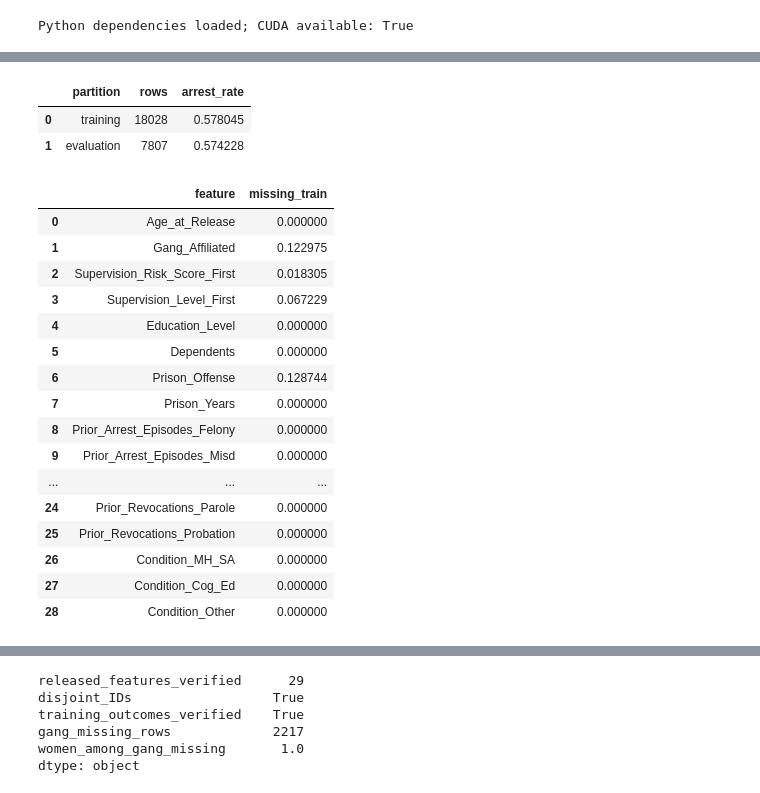
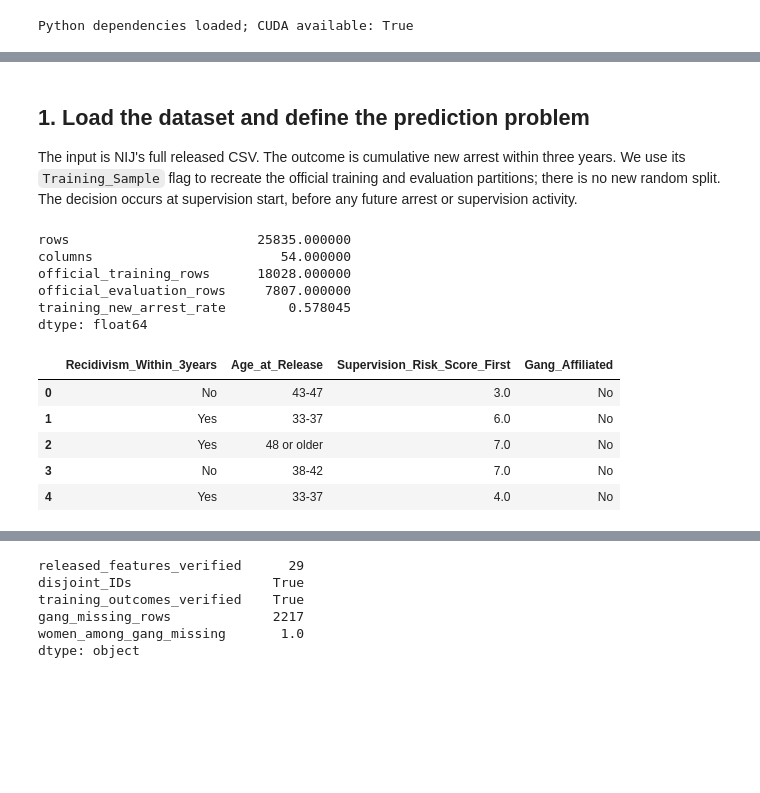
Before and after one commit to RyanBalech/recidivism-forecasting-analysis, a Jupyter notebook: Recidivism_Project_Submission.ipynb, the cells around one changed output, grey strips where cells are left out. Saved outputs shown, nothing was run; the diff lists cells and outputs as text; code cells hidden in the pictures; blank space fills up the shorter version.

```diff
--- a/Recidivism_Project_Submission.ipynb
+++ b/Recidivism_Project_Submission.ipynb
@@ -42,54 +38,36 @@ The prediction occurs at supervision start. We use the 29 fields from NIJ's firs
+# %% [markdown]
+## 1. Load the dataset and define the prediction problem
+
+The input is NIJ's full released CSV. The outcome is cumulative new arrest within three years. We use its `Training_Sample` flag to recreate the official training and evaluation partitions; there is no new random split. The decision occurs at supervision start, before any future arrest or supervision activity.
 # %%
 TARGET = 'Recidivism_Within_3years'
-FEATURES = [
-    'Age_at_Release', 'Gang_Affiliated', 'Supervision_Risk_Score_First',
-    'Supervision_Level_First', 'Education_Level', 'Dependents', 'Prison_Offense',
-    'Prison_Years', 'Prior_Arrest_Episodes_Felony', 'Prior_Arrest_Episodes_Misd',
-    'Prior_Arrest_Episodes_Violent', 'Prior_Arrest_Episodes_Property',
-    'Prior_Arrest_Episodes_Drug', '_v1', 'Prior_Arrest_Episodes_DVCharges',
-    'Prior_Arrest_Episodes_GunCharges', 'Prior_Conviction_Episodes_Felony',
-    'Prior_Conviction_Episodes_Misd', 'Prior_Conviction_Episodes_Viol',
-    'Prior_Conviction_Episodes_Prop', 'Prior_Conviction_Episodes_Drug',
-    '_v2', '_v3', '_v4', 'Prior_Revocations_Parole',
-    'Prior_Revocations_Probation', 'Condition_MH_SA', 'Condition_Cog_Ed',
-    'Condition_Other',
-]
 raw = pd.read_csv(ROOT / 'data' / 'nij-challenge2021_full_dataset.csv')
 assert raw.ID.is_unique and raw.ID.notna().all()
 assert set(raw.Training_Sample.unique()) == {0, 1}
-assert len(FEATURES) == 29 and set(FEATURES).issubset(raw.columns)
-assert not set(FEATURES) & {'ID', 'Gender', 'Race', 'Residence_PUMA', TARGET, 'Training_Sample'}
-assert not any(c.startswith('Recidivism_') for c in FEATURES)
 y_all = raw[TARGET].map({'Yes': 1, 'No': 0})
 assert y_all.notna().all()
 train_mask = raw.Training_Sample.eq(1)
-X_train = raw.loc[train_mask, FEATURES].reset_index(drop=True)
-X_eval = raw.loc[~train_mask, FEATURES].reset_index(drop=True)
+train_rows = raw.loc[train_mask].reset_index(drop=True)
+eval_rows = raw.loc[~train_mask].reset_index(drop=True)
 y_train = y_all[train_mask].astype(int).reset_index(drop=True)
 y_eval = y_all[~train_mask].astype(int).reset_index(drop=True)
-audit_train = raw.loc[train_mask, ['ID','Gender','Race']].reset_index(drop=True)
-audit_eval = raw.loc[~train_mask, ['ID','Gender','Race']].reset_index(drop=True)
-display(pd.DataFrame({'partition':['training','evaluation'], 'rows':[len(X_train),len(X_eval)],
-                      'arrest_rate':[y_train.mean(),y_eval.mean()]}))
-display(pd.DataFrame({'feature':FEATURES, 'missing_train':X_train.isna().mean().values}))
+audit_train = train_rows[['ID','Gender','Race']].copy()
+audit_eval = eval_rows[['ID','Gender','Race']].copy()
+display(pd.Series({'rows':len(raw),'columns':raw.shape[1],
+                   'official_training_rows':len(train_rows),
+                   'official_evaluation_rows':len(eval_rows),
+                   'training_new_arrest_rate':y_train.mean()}))
+display(train_rows[[TARGET,'Age_at_Release','Supervision_Risk_Score_First','Gang_Affiliated']].head())
 # %% [output]
+rows                        25835.000000
+columns                        54.000000
+official_training_rows      18028.000000
+official_evaluation_rows     7807.000000
+training_new_arrest_rate        0.578045
+dtype: float64
-|  | partition | rows | arrest_rate |
-| 0 | training | 18028 | 0.578045 |
-| 1 | evaluation | 7807 | 0.574228 |
+|  | Recidivism_Within_3years | Age_at_Release | Supervision_Risk_Score_First | Gang_Affiliated |
+| 0 | No | 43-47 | 3.0 | No |
+| 1 | Yes | 33-37 | 6.0 | No |
+| 2 | Yes | 48 or older | 7.0 | No |
+| 3 | No | 38-42 | 7.0 | No |
+| 4 | Yes | 33-37 | 4.0 | No |
-|  | feature | missing_train |
-| 0 | Age_at_Release | 0.000000 |
-| 1 | Gang_Affiliated | 0.122975 |
-| 2 | Supervision_Risk_Score_First | 0.018305 |
-| 3 | Supervision_Level_First | 0.067229 |
-| 4 | Education_Level | 0.000000 |
-| 5 | Dependents | 0.000000 |
-| 6 | Prison_Offense | 0.128744 |
-| 7 | Prison_Years | 0.000000 |
-| 8 | Prior_Arrest_Episodes_Felony | 0.000000 |
-| 9 | Prior_Arrest_Episodes_Misd | 0.000000 |
-| ... | ... | ... |
-| 24 | Prior_Revocations_Parole | 0.000000 |
-| 25 | Prior_Revocations_Probation | 0.000000 |
-| 26 | Condition_MH_SA | 0.000000 |
-| 27 | Condition_Cog_Ed | 0.000000 |
-| 28 | Condition_Other | 0.000000 |
```
Also changed, not shown: parts of 21 cells of this notebook, 3 other files.
